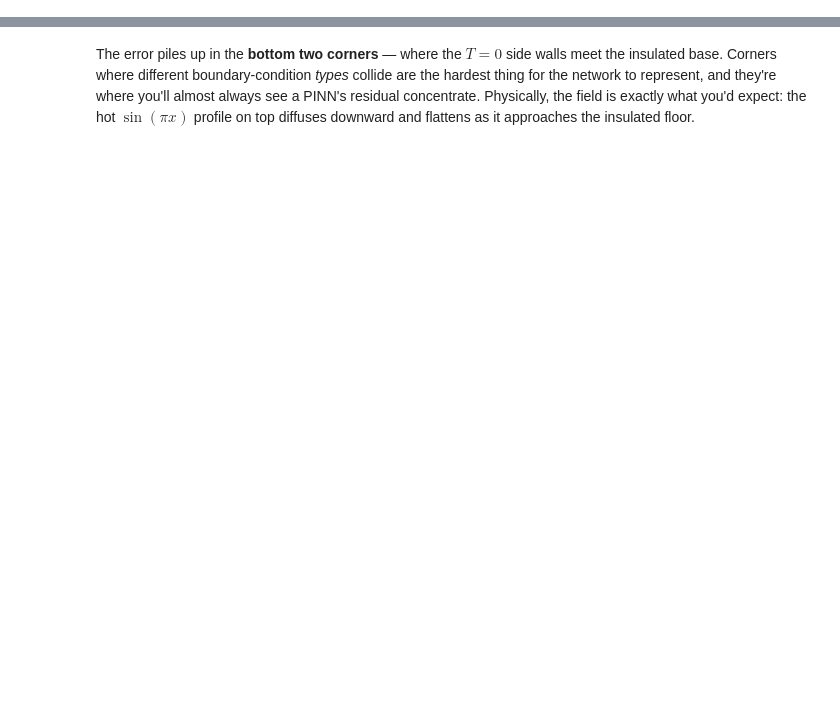
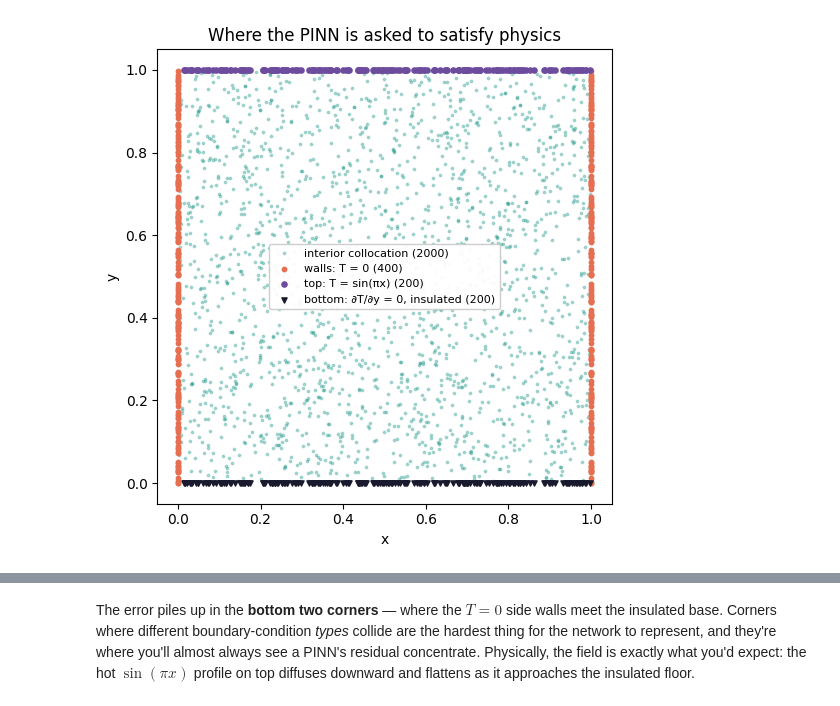
Before and after one commit to rraj-io/PINN_for_Mechanical_Engineer, a Jupyter notebook: PME_Tutorial_02_heat_conduction.ipynb, the cells around one changed output, grey strips where cells are left out. Drawn from its saved outputs; the diff is of its cells as text; code cells hidden in the pictures; blank space fills up the shorter version.

```diff
--- a/PME_Tutorial_02_heat_conduction.ipynb
+++ b/PME_Tutorial_02_heat_conduction.ipynb
@@ -128,0 +162,19 @@ print(f"interior points: {N_f}, boundary points per edge: {N_b}")
+# %%
+plt.figure(figsize=(5.5, 5.5))
+plt.scatter(x_f.detach().cpu(), y_f.detach().cpu(), s=3, alpha=0.35,
+            color="#2A9D8F", label=f"interior collocation ({N_f})")
+plt.scatter(x_left.cpu(),  y_lr.cpu(), s=10, color="#E76F51",
+            label=f"walls: T = 0 ({2*N_b})")
+plt.scatter(x_right.cpu(), y_lr.cpu(), s=10, color="#E76F51")
+plt.scatter(x_tb.detach().cpu(), y_top.cpu(), s=14, color="#6D4C9E",
+            label=f"top: T = sin(πx) ({N_b})")
+plt.scatter(x_tb.detach().cpu(), y_bot.detach().cpu(), s=14, color="#1A1A2E",
+            marker="v", label=f"bottom: ∂T/∂y = 0, insulated ({N_b})")
+plt.xlabel("x"); plt.ylabel("y")
+plt.title("Where the PINN is asked to satisfy physics")
+plt.legend(loc="center", framealpha=0.95, fontsize=8)
+plt.gca().set_aspect("equal")
+plt.tight_layout()
+plt.show()
+# %% [output]
+[figure, added]
```
Also changed, not shown: parts of 35 cells of this notebook, 1 other file.
